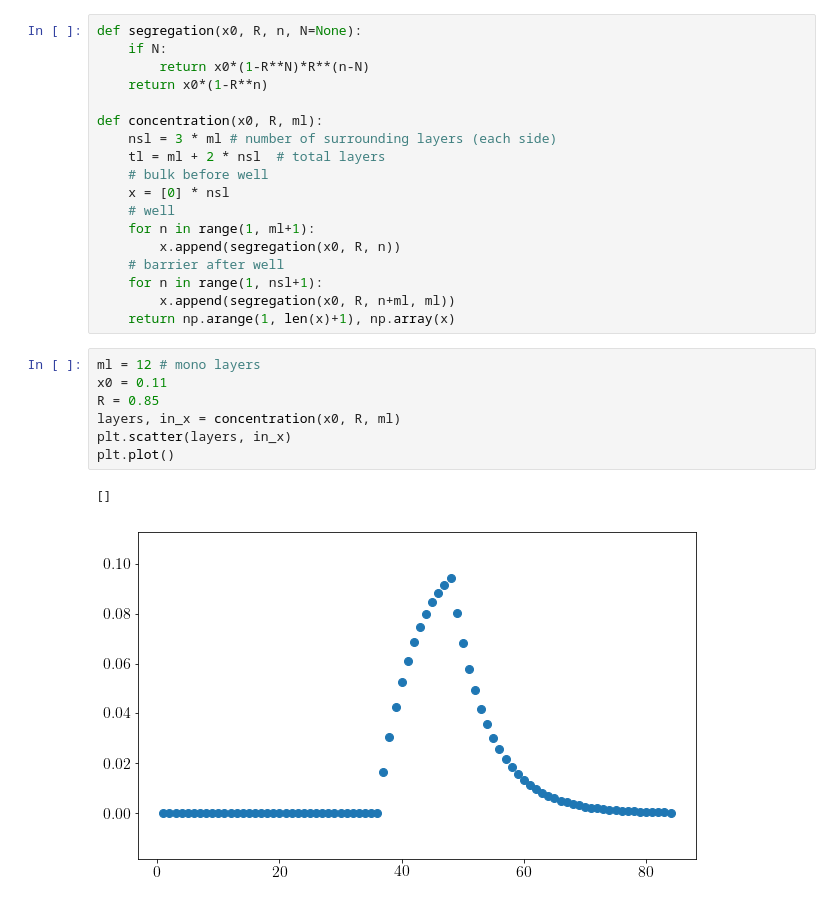
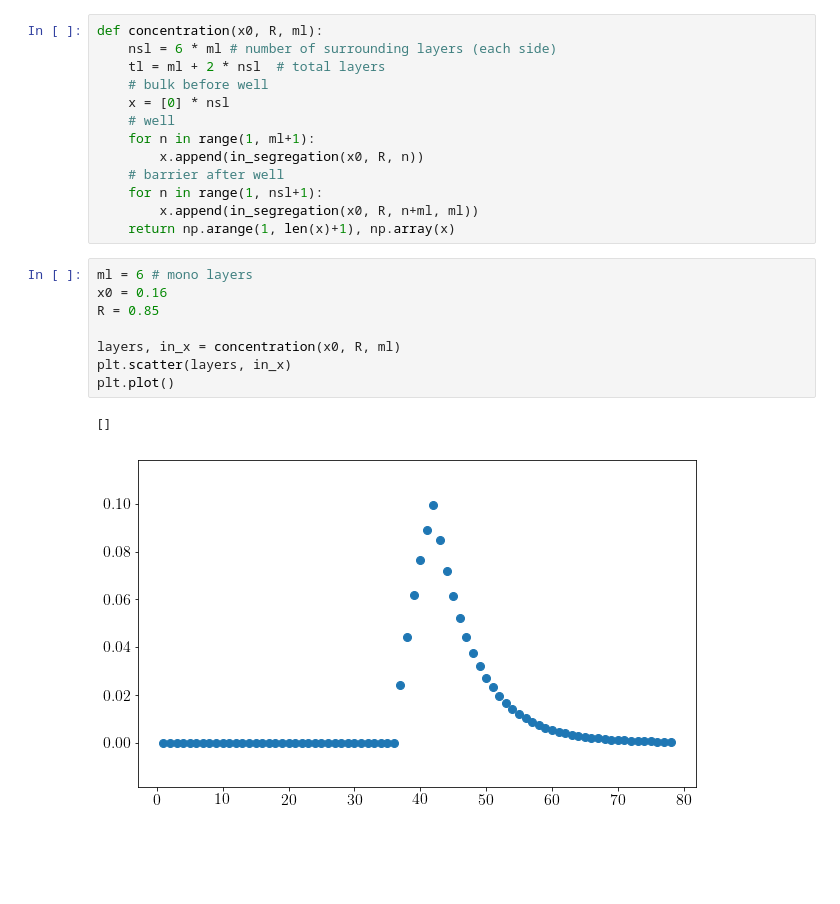
Before and after one commit to thiagolcmelo/time-evolution, a Jupyter notebook: Untitled.ipynb, the cells around one changed output. Cells and saved outputs as stored; diff of their text form; blank space fills up the shorter version.

```diff
--- a/Untitled.ipynb
+++ b/Untitled.ipynb
@@ -32,31 +33,27 @@ ev     = cte.value('electron volt')
 au2ang = au_l / 1e-10
 au2ev  = au_e / ev
 # %%
-def segregation(x0, R, n, N=None):
-    if N:
-        return x0*(1-R**N)*R**(n-N)
-    return x0*(1-R**n)
-
 def concentration(x0, R, ml):
-    nsl = 3 * ml # number of surrounding layers (each side)
+    nsl = 6 * ml # number of surrounding layers (each side)
     tl = ml + 2 * nsl  # total layers
     # bulk before well
     x = [0] * nsl
     # well
     for n in range(1, ml+1):
-        x.append(segregation(x0, R, n))
+        x.append(in_segregation(x0, R, n))
     # barrier after well
     for n in range(1, nsl+1):
-        x.append(segregation(x0, R, n+ml, ml))
+        x.append(in_segregation(x0, R, n+ml, ml))
     return np.arange(1, len(x)+1), np.array(x)
 # %%
-ml = 12 # mono layers
-x0 = 0.11
+ml = 6 # mono layers
+x0 = 0.16
 R = 0.85
+
 layers, in_x = concentration(x0, R, ml)
 plt.scatter(layers, in_x)
 plt.plot()
 # %% [output]
 []
-[figure, old version]
+[figure, new version]
 # %%
```
Also changed, not shown: parts of 16 cells of this notebook, 3 other files.
